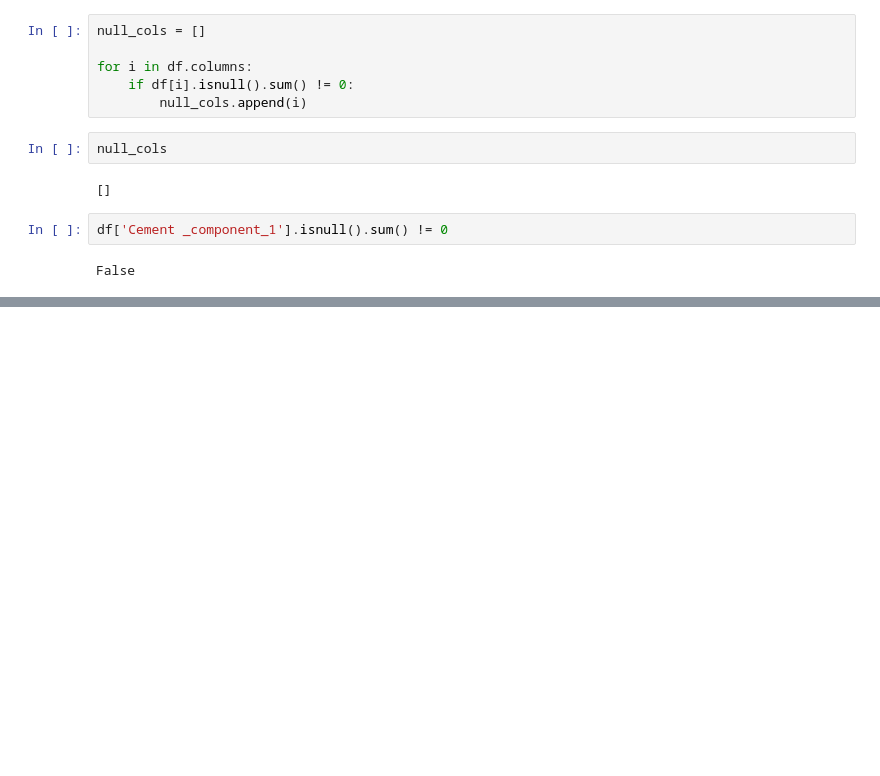
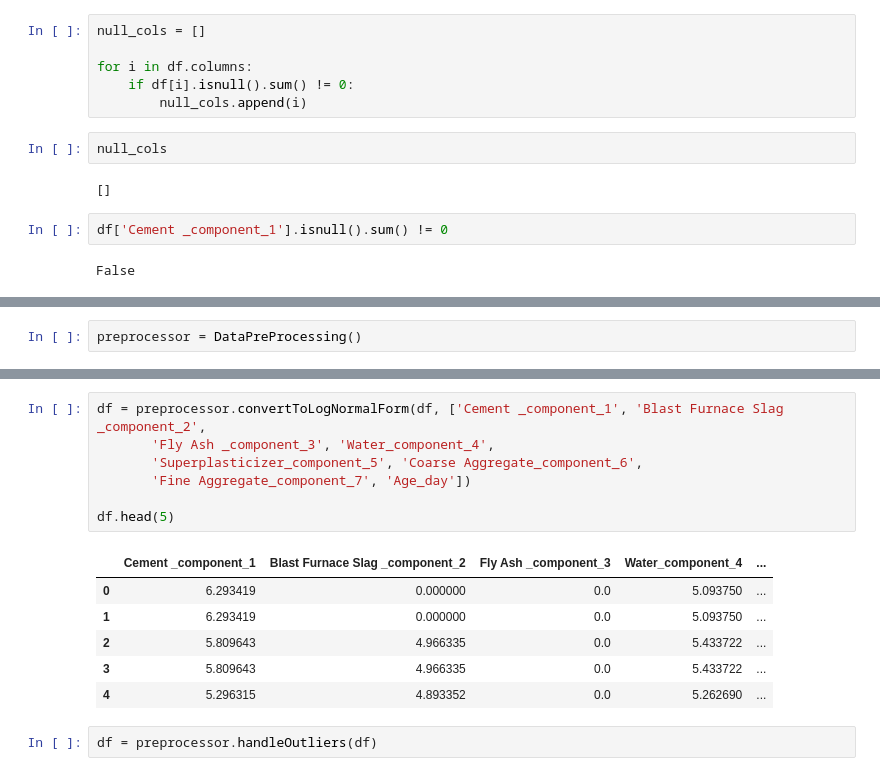
Before and after one commit to ghimanshu98/CementStrengthPredicition, a Jupyter notebook: temp.ipynb, the cells around one changed output, grey strips where cells are left out. Cells and saved outputs as stored; diff of their text form; blank space fills up the shorter version.

```diff
--- a/temp.ipynb
+++ b/temp.ipynb
@@ -387,0 +405,2 @@ False
+# %%
+preprocessor = DataPreProcessing()
@@ -387,0 +422,16 @@ False
+# %%
+df = preprocessor.convertToLogNormalForm(df, ['Cement _component_1', 'Blast Furnace Slag _component_2',
+       'Fly Ash _component_3', 'Water_component_4',
+       'Superplasticizer_component_5', 'Coarse Aggregate_component_6',
+       'Fine Aggregate_component_7', 'Age_day'])
+
+df.head(5)
+# %% [output]
+|  | Cement _component_1 | Blast Furnace Slag _component_2 | Fly Ash _component_3 | Water_component_4 | ... |
+| 0 | 6.293419 | 0.000000 | 0.0 | 5.093750 | ... |
+| 1 | 6.293419 | 0.000000 | 0.0 | 5.093750 | ... |
+| 2 | 5.809643 | 4.966335 | 0.0 | 5.433722 | ... |
+| 3 | 5.809643 | 4.966335 | 0.0 | 5.433722 | ... |
+| 4 | 5.296315 | 4.893352 | 0.0 | 5.262690 | ... |
+# %%
+df = preprocessor.handleOutliers(df)
```
Also changed, not shown: parts of 13 cells of this notebook, 7 other files.
